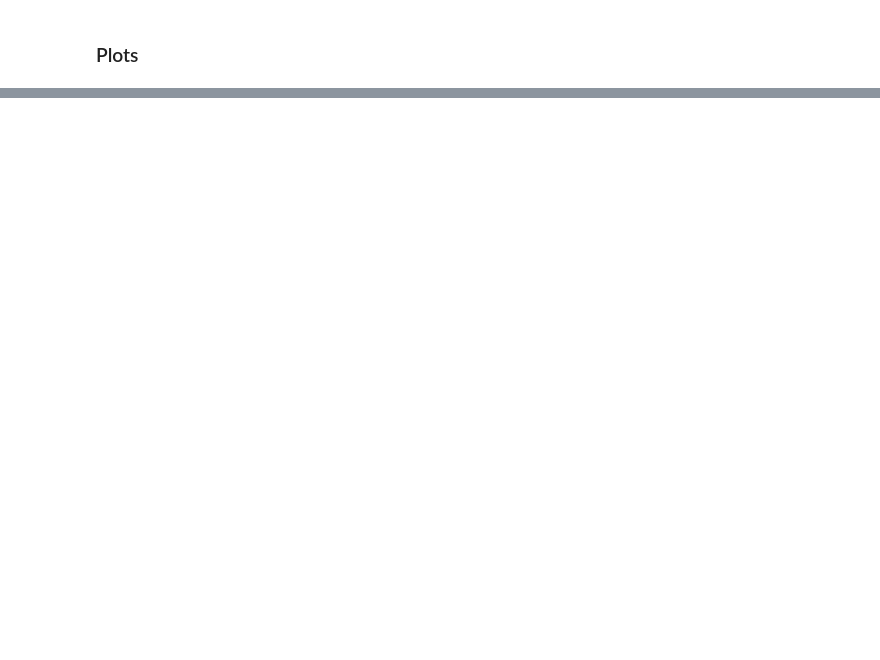
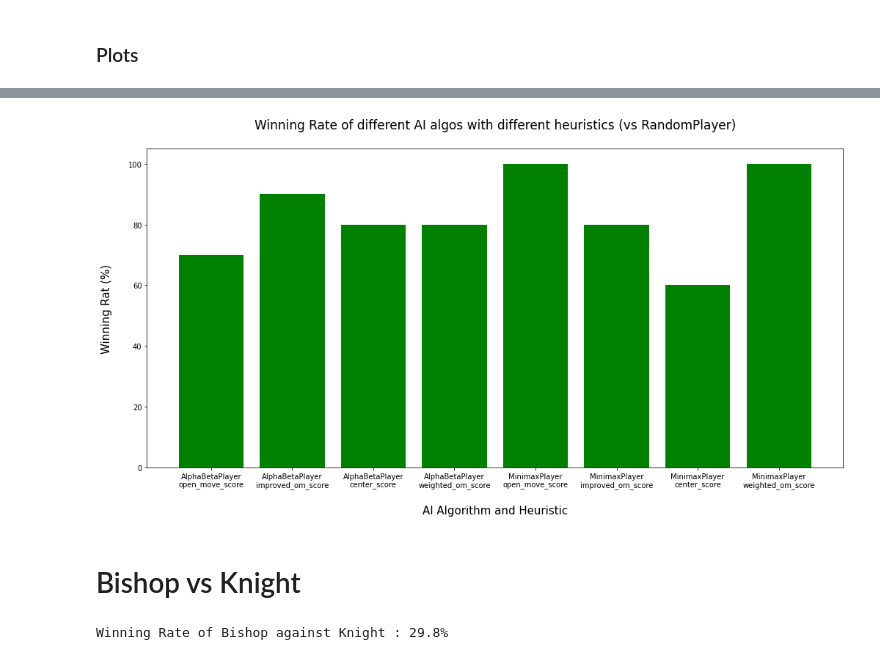
Before and after one commit to CyanTarantula/StaleMate, a Jupyter notebook: simulations.ipynb, the cells around one changed output, grey strips where cells are left out. Drawn from its saved outputs; the diff is of its cells as text; code cells hidden in the pictures; blank space fills up the shorter version.

```diff
--- a/simulations.ipynb
+++ b/simulations.ipynb
@@ -40,0 +103,13 @@ AttributeError: 'NoneType' object has no attribute 'clear'
+# %%
+ypoints = np.array(p1_win_stats[0]+p1_win_stats[1])*10
+
+plt.figure(figsize=(17,8))
+plt.bar(xpoints, ypoints, color='green')
+plt.title("Winning Rate of different AI algos with different heuristics (vs RandomPlayer)\n", fontsize=17)
+plt.ylabel("Winning Rat (%)\n", fontsize=15)
+plt.xlabel("\nAI Algorithm and Heuristic", fontsize=15)
+plt.show()
+# %% [output]
+[figure, added]
+# %% [markdown]
+# Bishop vs Knight
@@ -40,0 +126,4 @@ AttributeError: 'NoneType' object has no attribute 'clear'
+# %%
+print('Winning Rate of Bishop against Knight : {}%'.format(bk_wins/10))
+# %% [output]
+Winning Rate of Bishop against Knight : 29.8%
```
Also changed, not shown: parts of 9 cells of this notebook, 2 other files.
